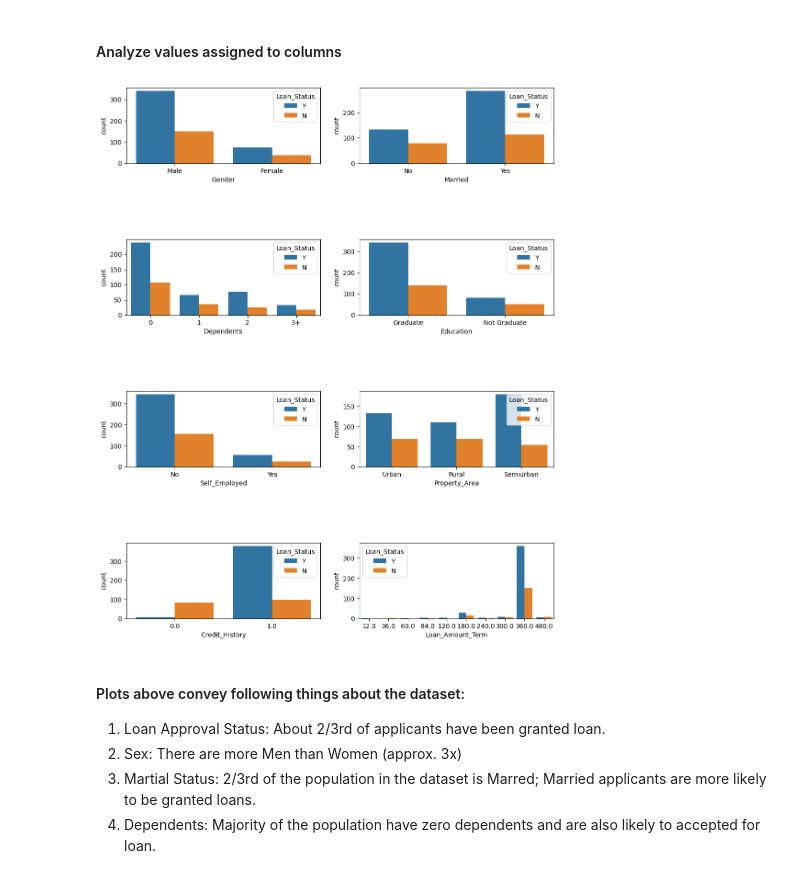
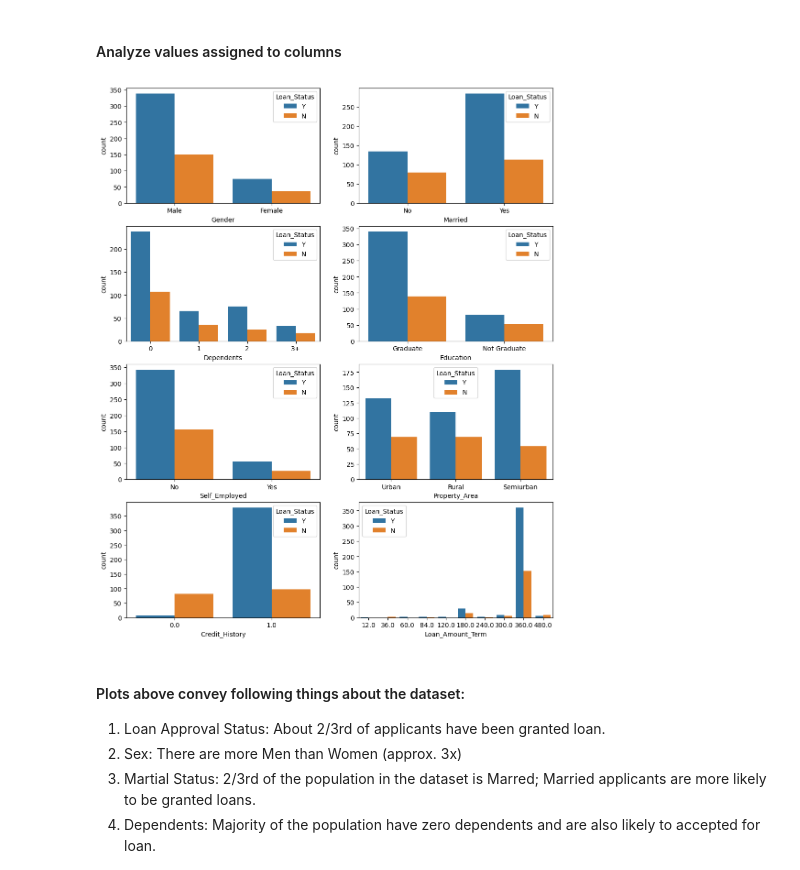
Before and after one commit to jserrataylor/cursoAI, a Jupyter notebook: loan_approval_prediction.ipynb, the cells around one changed output. Cells and saved outputs as stored; diff of their text form; code cells hidden in the pictures.

```diff
--- a/loan_approval_prediction.ipynb
+++ b/loan_approval_prediction.ipynb
@@ -80,18 +80,18 @@ print(numerical_columns)
 # %%
 ### Data Visualization libraries
 import seaborn as sns
 import matplotlib.pyplot as plt
 
 
 fig,axes = plt.subplots(4,2,figsize=(12,15))
 for idx,cat_col in enumerate(categorical_columns):
     row,col = idx//2,idx%2
     sns.countplot(x=cat_col,data=train_df,hue='Loan_Status',ax=axes[row,col])
 
 
-plt.subplots_adjust(hspace=1)
+plt.subplots_adjust(hspace=0.2)
 # %% [output]
-[figure, old version]
+[figure, new version]
 # %% [markdown]
 #### Plots above convey following things about the dataset:
 1. Loan Approval Status: About 2/3rd of applicants have been granted loan.
```
Also changed, not shown: parts of 1 cell of this notebook.
